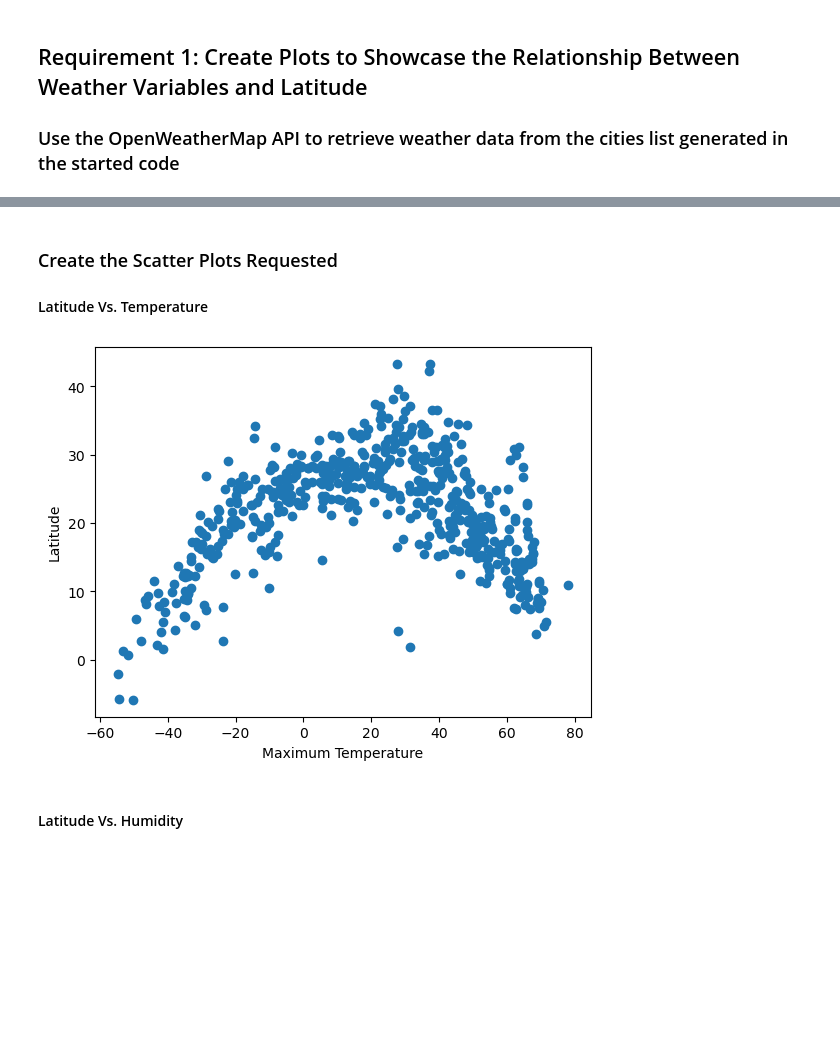
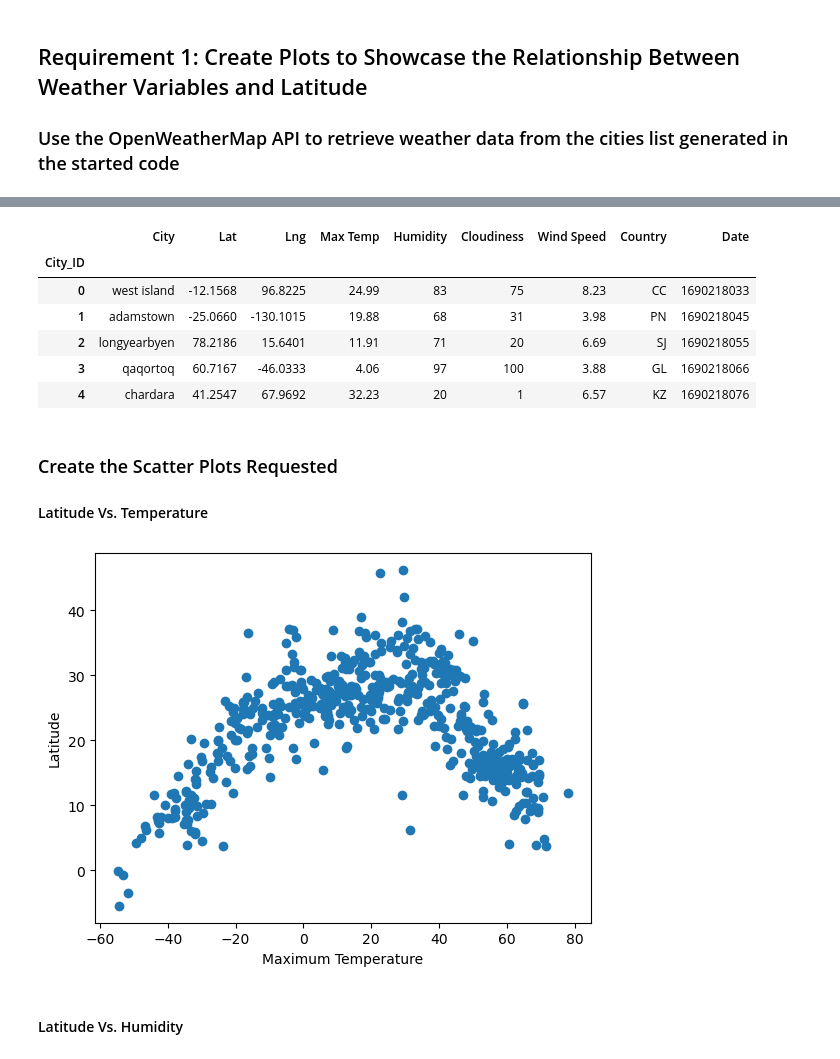
Before and after one commit to Indujamohandas/python-api-challenge, a Jupyter notebook: WeatherPy.ipynb, the cells around one changed output, grey strips where cells are left out. Saved outputs shown, nothing was run; the diff lists cells and outputs as text; code cells hidden in the pictures; blank space fills up the shorter version.

```diff
--- a/WeatherPy.ipynb
+++ b/WeatherPy.ipynb
@@ -173,9 +173,17 @@ city_data_df.head()
 # %%
 # Read saved data
-#city_data_df = pd.read_csv("resources/cities.csv", index_col="City_ID")
+city_data_df = pd.read_csv("output_data/cities.csv", index_col="City_ID")
 
 # Display sample data
-#city_data_df
+city_data_df.head()
+# %% [output]
+|  | City | Lat | Lng | Max Temp | Humidity | Cloudiness | Wind Speed | Country | Date |
+| City_ID |  |  |  |  |  |  |  |  |  |
+| 0 | west island | -12.1568 | 96.8225 | 24.99 | 83 | 75 | 8.23 | CC | 1690218033 |
+| 1 | adamstown | -25.0660 | -130.1015 | 19.88 | 68 | 31 | 3.98 | PN | 1690218045 |
+| 2 | longyearbyen | 78.2186 | 15.6401 | 11.91 | 71 | 20 | 6.69 | SJ | 1690218055 |
+| 3 | qaqortoq | 60.7167 | -46.0333 | 4.06 | 97 | 100 | 3.88 | GL | 1690218066 |
+| 4 | chardara | 41.2547 | 67.9692 | 32.23 | 20 | 1 | 6.57 | KZ | 1690218076 |
 # %% [markdown]
 ### Create the Scatter Plots Requested
 
@@ -193,7 +201,7 @@ plt.ylabel("Latitude")
 # Show plot
 plt.show()
 # %% [output]
-[figure, old version]
+[figure, new version]
 # %% [markdown]
 #### Latitude Vs. Humidity
 # %%
```
Also changed, not shown: parts of 7 cells of this notebook.
